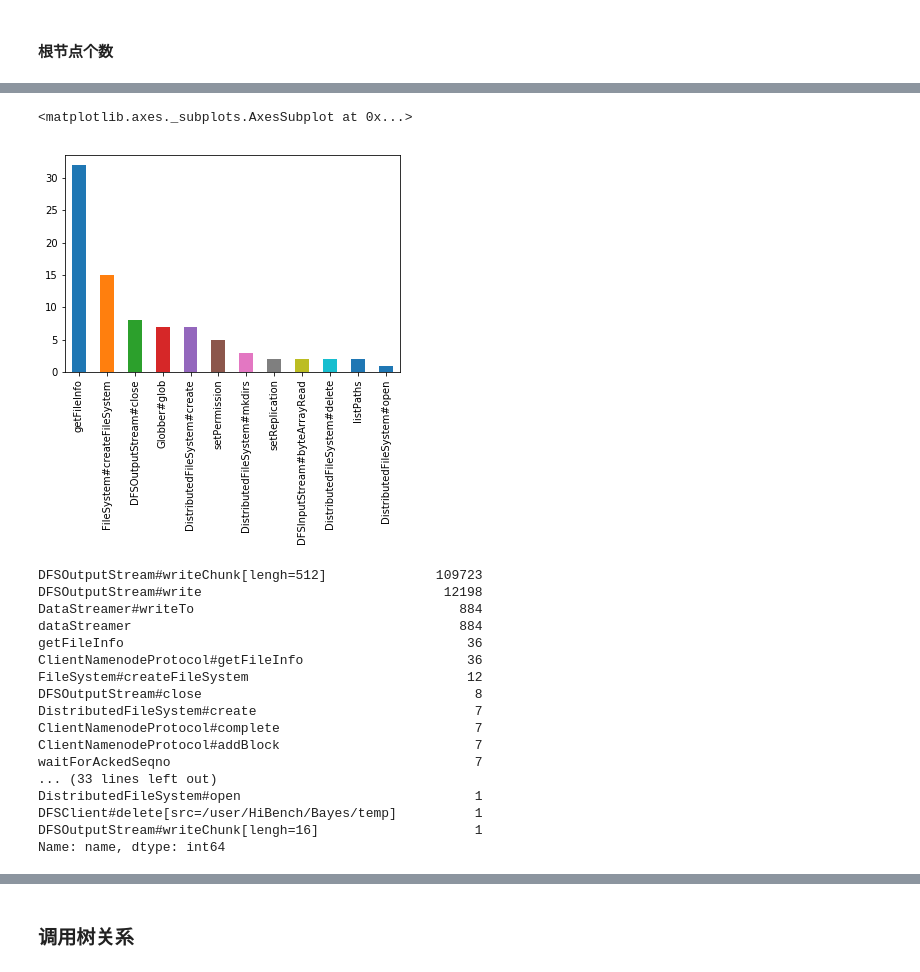
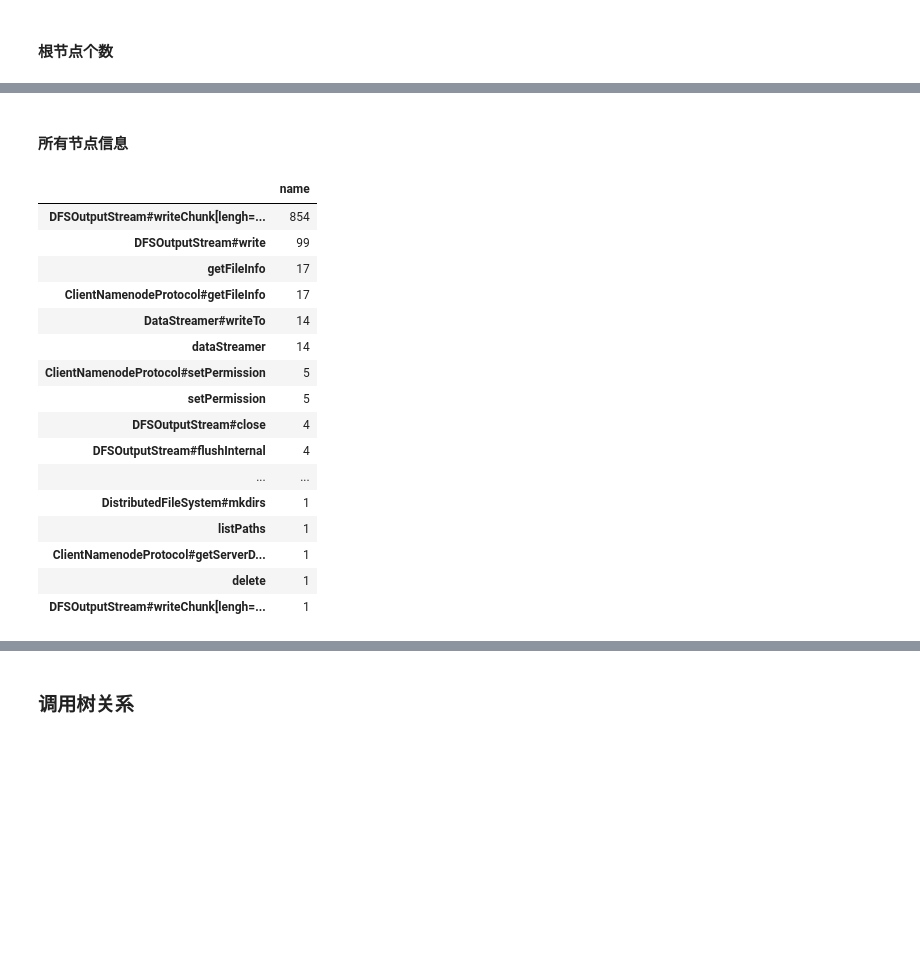
Before and after one commit to Ding-Flash/incubator-retired-htrace, a Jupyter notebook: 分析调用关系.ipynb, the cells around one changed output, grey strips where cells are left out. Saved outputs shown, nothing was run; the diff lists cells and outputs as text; code cells hidden in the pictures; blank space fills up the shorter version.

```diff
--- a/分析调用关系.ipynb
+++ b/分析调用关系.ipynb
@@ -103,11 +10,0 @@ func_info = {}
-# %%
-name, time, child = [],[],[]
-def clean_nodes():
-    for d in data:
-        name.append(d['name'])
-        time.append(d['time'])
-        child.append(len(d['childs']))
-clean_nodes()
-func_info['name'] = name
-func_info['time'] = time
-func_info['child'] = child
@@ -119,0 +11,3 @@ root_info = se.value_counts()
+# %%
+wordcount = Parse('wordcount.out')
+wordcount.build_tree()
@@ -139,28 +44,28 @@ dtype: int64
-# %%
-root_info.drop('DFSOutputStream#write').plot(kind='bar')
-# %% [output]
-<matplotlib.axes._subplots.AxesSubplot at 0x...>
-[figure, removed]
+# %% [markdown]
+#### 所有节点信息
+# %%
+data = wordcount.nodes.values()
+func_info = clean_nodes(data)
 # %%
 df = pd.DataFrame(func_info)
 # %%
-df['name'].value_counts()
+df['name'].value_counts().to_frame()
 # %% [output]
-DFSOutputStream#writeChunk[lengh=512]              109723
-DFSOutputStream#write                               12198
-DataStreamer#writeTo                                  884
-dataStreamer                                          884
-getFileInfo                                            36
-ClientNamenodeProtocol#getFileInfo                     36
-FileSystem#createFileSystem                            12
-DFSOutputStream#close                                   8
-DistributedFileSystem#create                            7
-ClientNamenodeProtocol#complete                         7
-ClientNamenodeProtocol#addBlock                         7
-waitForAckedSeqno                                       7
-... (33 lines left out)
-DistributedFileSystem#open                              1
-DFSClient#delete[src=/user/HiBench/Bayes/temp]          1
-DFSOutputStream#writeChunk[lengh=16]                    1
-Name: name, dtype: int64
+|  | name |
+| DFSOutputStream#writeChunk[lengh=... | 854 |
+| DFSOutputStream#write | 99 |
+| getFileInfo | 17 |
+| ClientNamenodeProtocol#getFileInfo | 17 |
+| DataStreamer#writeTo | 14 |
+| dataStreamer | 14 |
+| ClientNamenodeProtocol#setPermission | 5 |
+| setPermission | 5 |
+| DFSOutputStream#close | 4 |
+| DFSOutputStream#flushInternal | 4 |
+| ... | ... |
+| DistributedFileSystem#mkdirs | 1 |
+| listPaths | 1 |
+| ClientNamenodeProtocol#getServerD... | 1 |
+| delete | 1 |
+| DFSOutputStream#writeChunk[lengh=... | 1 |
 # %%
```
Also changed, not shown: parts of 25 cells of this notebook, 3 other files.
